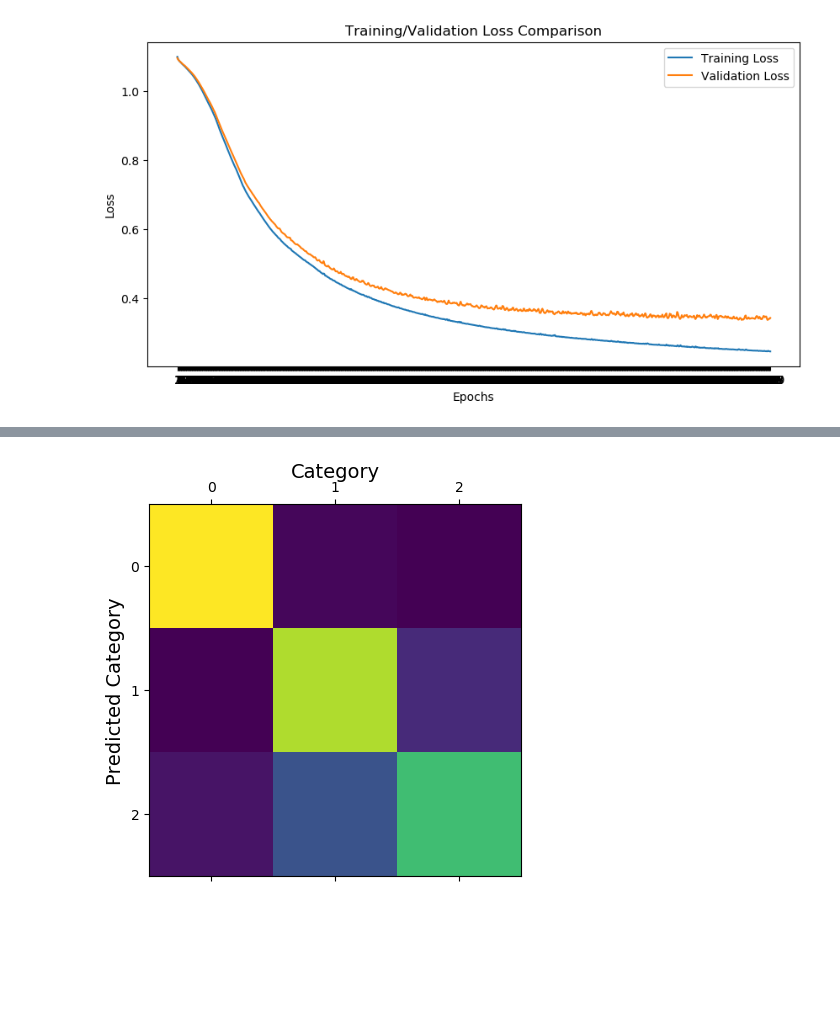
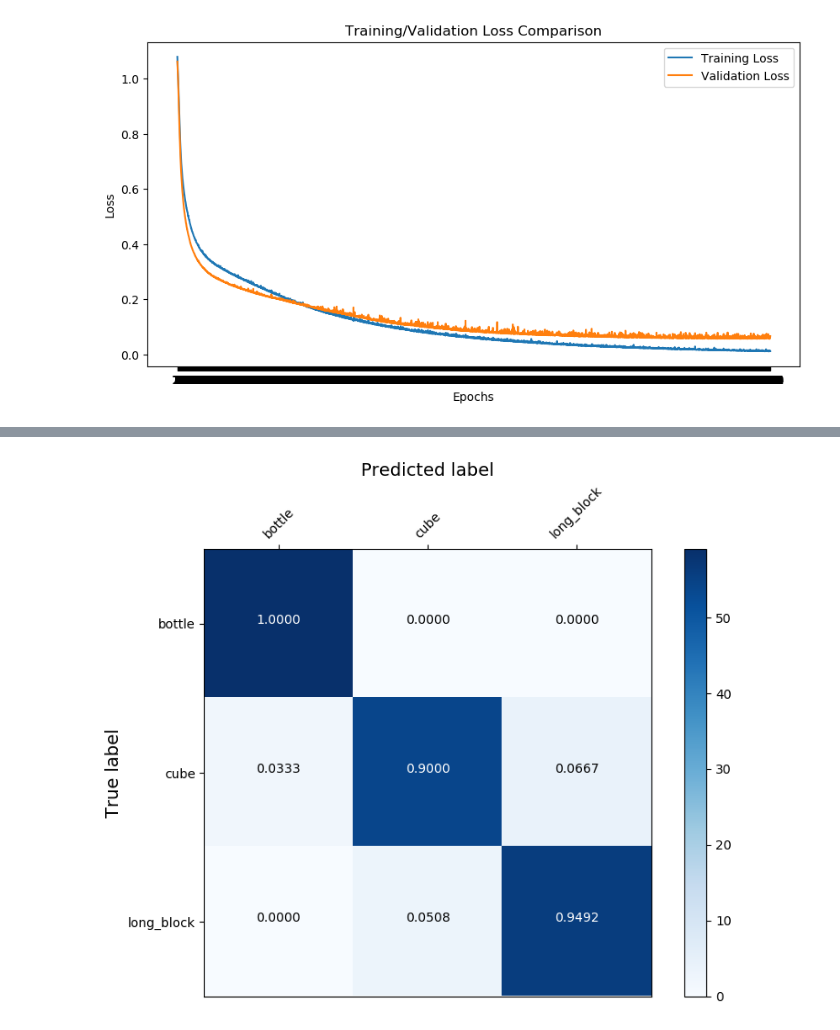
Before and after one commit to pedromiglou/MRSI_Thesis_Action_Anticipation, a Jupyter notebook: model_training/points_3blocks/points_conv_1d.ipynb, the cells around one changed output, grey strips where cells are left out. Saved outputs shown, nothing was run; the diff lists cells and outputs as text; code cells hidden in the pictures; blank space fills up the shorter version.

```diff
--- a/model_training/points_3blocks/points_conv_1d.ipynb
+++ b/model_training/points_3blocks/points_conv_1d.ipynb
@@ -92,21 +48,0 @@ draw_bar_chart(y)
-# %%
-num = len(y)
-
-idx = np.random.permutation(num)
-
-x = x[idx]
-y = y[idx]
-
-n_classes = len(np.unique(y))
-
-print(np.unique(y))
-
-print(n_classes)
-
-x_train, y_train, x_val, y_val, x_test, y_test = split_and_shuffle2(x, y)
-
-#x_train = x_train.reshape(-1, x.shape[1], x.shape[2], 1)
-#x_val = x_val.reshape(-1, x.shape[1], x.shape[2], 1)
-#x_test = x_test.reshape(-1, x.shape[1], x.shape[2], 1)
-
-draw_bar_chart(y_val)
@@ -116,0 +53,11 @@ draw_bar_chart(y_val)
+# %%
+print(np.unique(y))
+
+n_classes = len(np.unique(y))
+
+print(n_classes)
+
+x_train, y_train, x_val, y_val, x_test, y_test = split_and_shuffle(x, y, balanced=True)
+
+draw_bar_chart(y_val)
+draw_bar_chart(y_test)
@@ -117,11 +68,12 @@ draw_bar_chart(y_val)
 # %%
-def fc_model():
+def fc_model(dropout=0.2):
    # Create a `Sequential` model and add a Dense layer as the first layer.
    model = tf.keras.models.Sequential()
    #model.add(tf.keras.Input(shape=(21,3)))
    model.add(tf.keras.layers.Conv1D(32, 2, activation='relu', input_shape=(21,3)))
    model.add(tf.keras.layers.MaxPooling1D(2,1))
    model.add(tf.keras.layers.Flatten())
+   model.add(tf.keras.layers.Dropout(dropout))
    model.add(tf.keras.layers.Dense(16, activation='relu'))
    model.add(tf.keras.layers.Dense(3, activation="softmax"))
    return model
@@ -137,13 +89,12 @@ model.compile(
 )
 model.summary()
 
-callbacks = [keras.callbacks.EarlyStopping(patience=50, restore_best_weights=True)]
+callbacks = [keras.callbacks.EarlyStopping(patience=200, restore_best_weights=True)]
 
 results = model.fit(
     x_train,
     y_train,
     validation_data=(x_val,y_val),
-    #validation_split=0.2,
     epochs=10000,
     batch_size=16,
     callbacks=callbacks,
@@ -214,8 +133,8 @@ plot_loss_comparison([results.history["loss"], results.history["val_loss"]],
                      "Training/Validation Loss Comparison",
                      ["Training Loss", "Validation Loss"])
 # %% [output]
-[figure, old version]
+[figure, new version]
 # %%
 y_pred=np.argmax(model.predict(x_test), axis=-1)
-plot_confusion_matrix(y_test, y_pred)
+plot_confusion_matrix(y_test, y_pred, ["bottle", "cube", "long_block"])
 # %% [output]
@@ -223 +142 @@ plot_confusion_matrix(y_test, y_pred)
-[figure, old version]
+[figure, new version]
```
Also changed, not shown: parts of 12 cells of this notebook, 3 other files.
